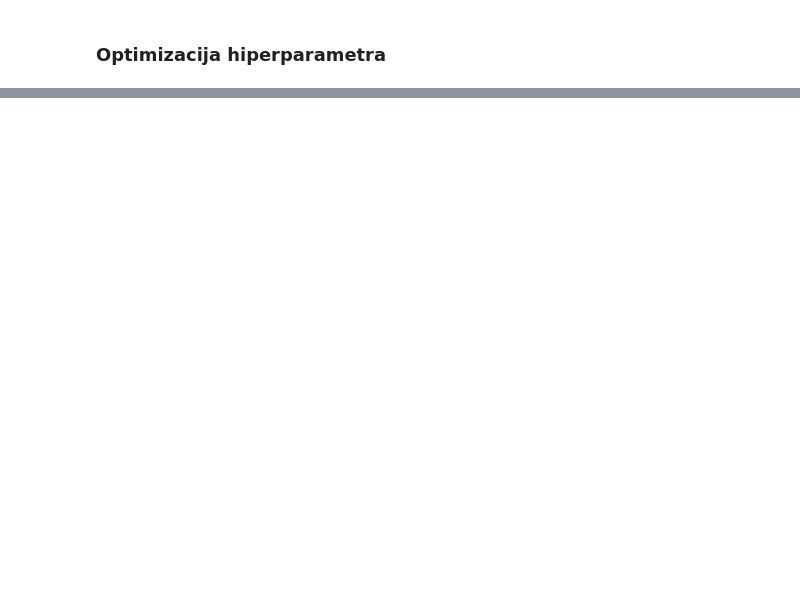
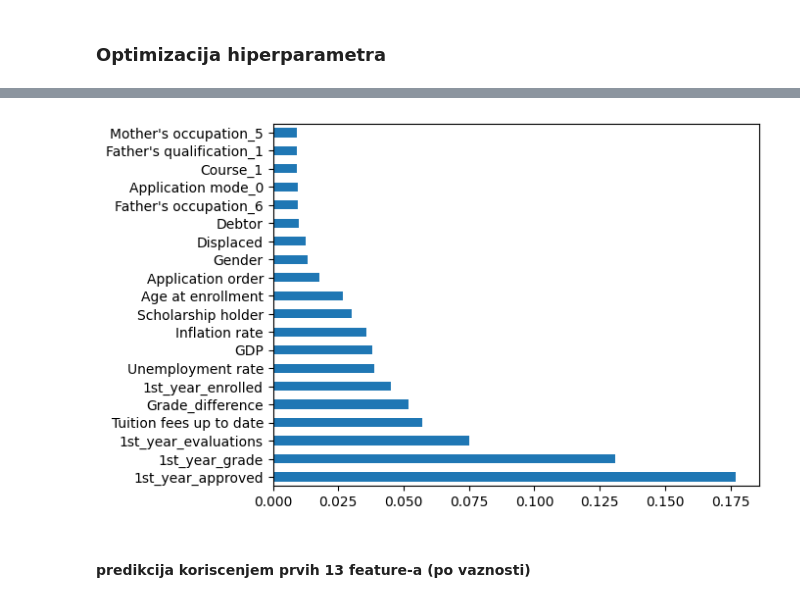
Before and after one commit to umilic16/1.-projekat, a Jupyter notebook: main.ipynb, the cells around one changed output, grey strips where cells are left out. Drawn from its saved outputs; the diff is of its cells as text; code cells hidden in the pictures; blank space fills up the shorter version.

```diff
--- a/main.ipynb
+++ b/main.ipynb
@@ -909,17 +900,19 @@ from sklearn.model_selection import RandomizedSearchCV
 from scipy.stats import randint
 
 param_grid = {
-    'n_estimators': randint(50, 150),
-    'max_features': ['sqrt', 'log2', None],
-    'min_samples_split': randint(2, 10),
-    'min_samples_leaf': randint(1, 4),
+    'n_estimators': randint(50, 200),
+    'min_samples_split': randint(2, 20),
+    'min_samples_leaf': randint(1, 10),
     'max_depth': [None, 10, 20, 30]
 }
 
-random_search = RandomizedSearchCV(rfc2, param_grid, cv=5)
+rs = RandomizedSearchCV(rfc2, param_grid, cv=10)
 
-random_search.fit(X, y)
+rs.fit(X_train2_std, y_train2)
 
-print("Best Parameters: ", random_search.best_params_)
-print("Best Accuracy: ", random_search.best_score_)
+print("Best Parameters: ", rs.best_params_)
+
+rs_predictions = rs.predict(X_test2_std)
+
+print(classification_report(y_test2, rs_predictions))
 # %% [output]
@@ -929,16 +932,18 @@ Best Accuracy:  0.7730534038908914
 from sklearn.model_selection import GridSearchCV
 
 param_grid = {
-    'n_estimators': [50, 100, 150],
-    'max_features': ['sqrt', 'log2', None],
+    'n_estimators': [75, 100, 150],
     'min_samples_split': [2, 5, 10],
-    'min_samples_leaf': [1, 2, 4],
+    'min_samples_leaf': [1, 2],
     'max_depth': [None, 10, 20, 30]
 }
 
-grid_search = GridSearchCV(rfc2, param_grid, cv=5)
+gs = GridSearchCV(rfc2, param_grid, cv=5)
 
-grid_search.fit(X, y)
+gs.fit(X_train2_std, y_train2)
 
-print("Best Parameters: ", grid_search.best_params_)
-print("Best Accuracy: ", grid_search.best_score_)
+print("Best Parameters: ", gs.best_params_)
+
+gs_predictions = gs.predict(X_test2_std)
+
+print(classification_report(y_test2, gs_predictions))
@@ -944,0 +961,4 @@ print("Best Accuracy: ", grid_search.best_score_)
+# %%
+rfc3 = RandomForestClassifier(random_state=42, n_jobs=-1)
+model = rfc3.fit(X_train2_std, y_train2)
+y_predict3 = rfc3.predict(X_test2_std)
@@ -944,0 +992,8 @@ print("Best Accuracy: ", grid_search.best_score_)
+# %%
+feat_importances = pd.Series(rfc3.feature_importances_, index=X_test2_std.columns)
+feat_importances.nlargest(20).plot(kind='barh')
+plt.show()
+# %% [output]
+[figure, added]
+# %% [markdown]
+#### predikcija koriscenjem prvih 13 feature-a (po vaznosti)
```
Also changed, not shown: parts of 48 cells of this notebook.
